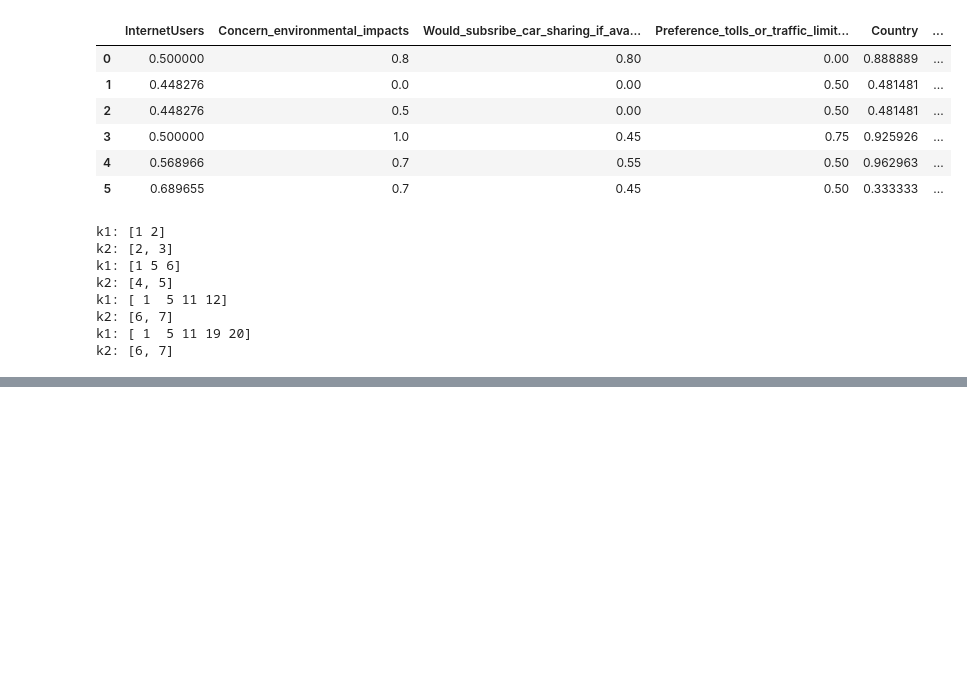
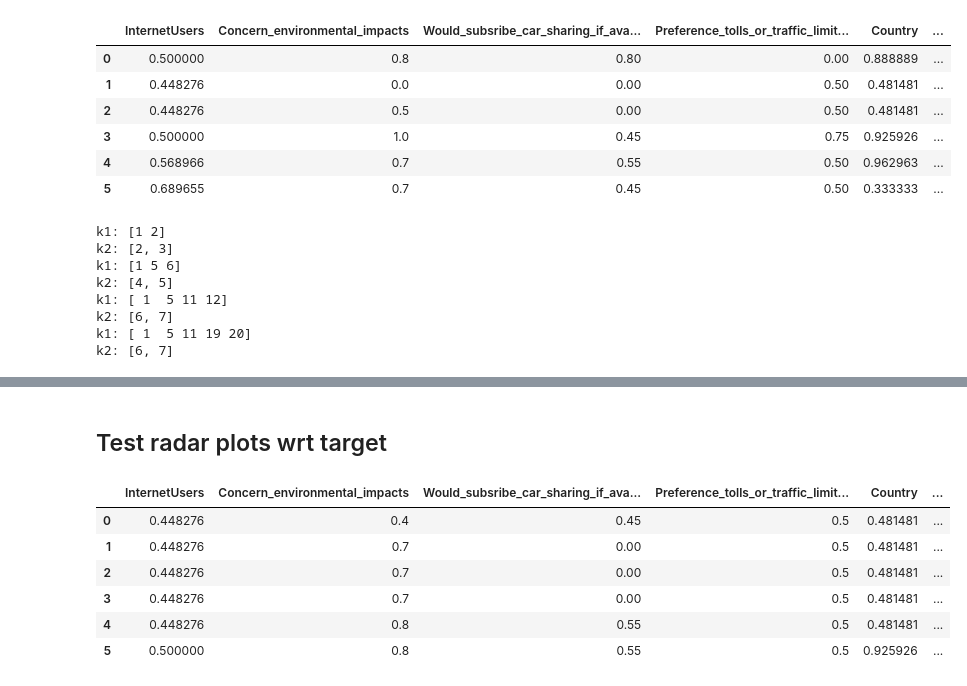
Before and after one commit to AndyHuang97/Intelligent-Mobility, a Jupyter notebook: Analysis - Radar Chart v3.ipynb, the cells around one changed output, grey strips where cells are left out. Saved outputs shown, nothing was run; the diff lists cells and outputs as text; code cells hidden in the pictures; blank space fills up the shorter version.

```diff
--- a/Analysis - Radar Chart v3.ipynb
+++ b/Analysis - Radar Chart v3.ipynb
@@ -1138,0 +819,17 @@ plot_radar_hist_target(df_2_fin, column, numerical_cols, plot_categorical_cols,
+# %% [markdown]
+## Test radar plots wrt target
+# %%
+metric = "VDM"
+vars = 6
+target_class = "multi"
+medoids_paths = f"{HC_base_path}{metric}{vars}/Medoids/Medoids_{metric}_{target_class}.csv"
+medoids_df = pd.read_csv(medoids_paths)
+medoids_df
+# %% [output]
+|  | InternetUsers | Concern_environmental_impacts | Would_subsribe_car_sharing_if_ava... | Preference_tolls_or_traffic_limit... | Country | ... |
+| 0 | 0.448276 | 0.4 | 0.45 | 0.5 | 0.481481 | ... |
+| 1 | 0.448276 | 0.7 | 0.00 | 0.5 | 0.481481 | ... |
+| 2 | 0.448276 | 0.7 | 0.00 | 0.5 | 0.481481 | ... |
+| 3 | 0.448276 | 0.7 | 0.00 | 0.5 | 0.481481 | ... |
+| 4 | 0.448276 | 0.8 | 0.55 | 0.5 | 0.481481 | ... |
+| 5 | 0.500000 | 0.8 | 0.55 | 0.5 | 0.925926 | ... |
```
Also changed, not shown: parts of 40 cells of this notebook, 1 other file.
